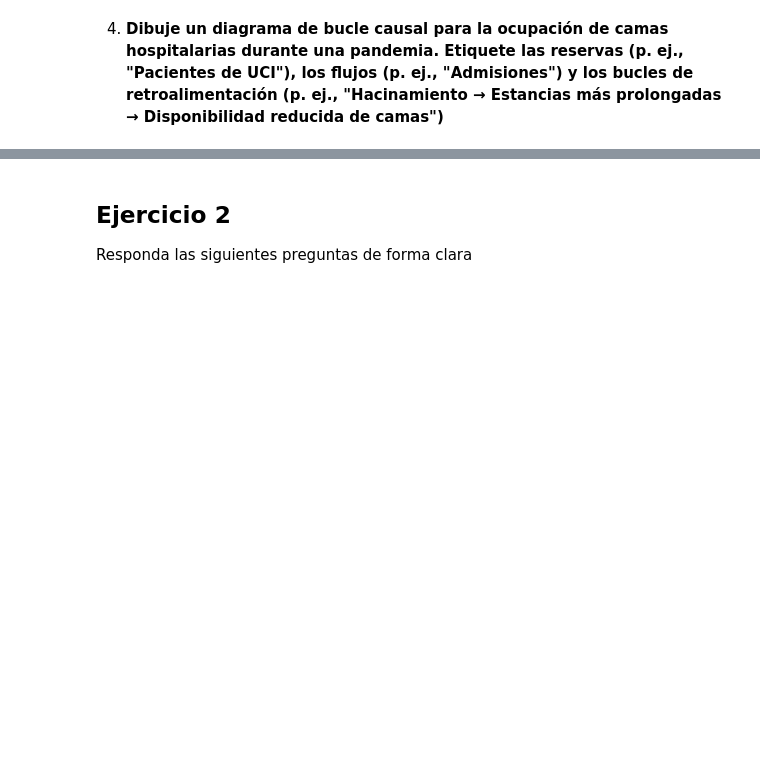
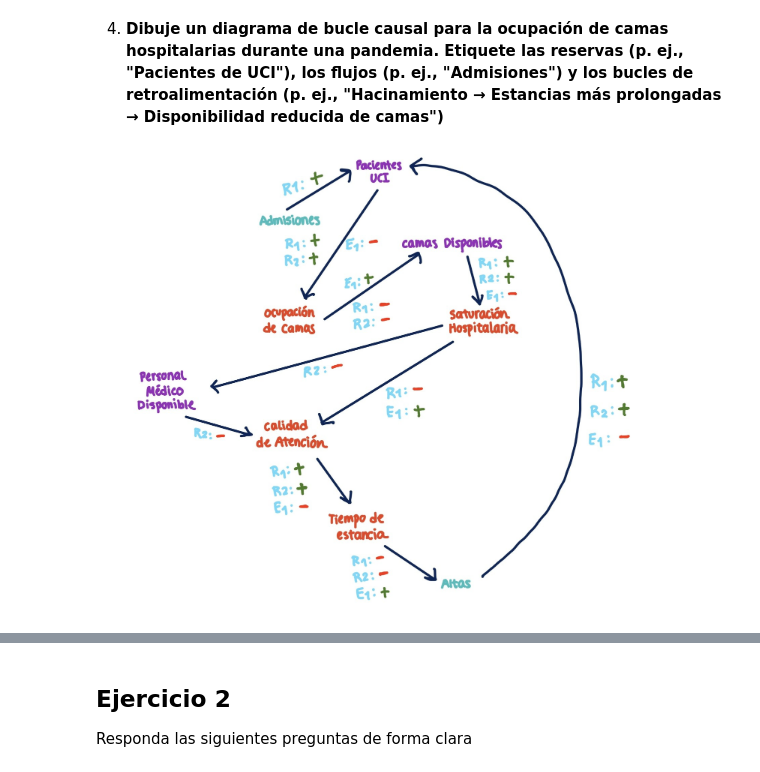
Before and after one commit to FabianKel/HDT1-ModSim, a Jupyter notebook: ejercicios.ipynb, the cells around one changed output, grey strips where cells are left out. Drawn from its saved outputs; the diff is of its cells as text; code cells hidden in the pictures; blank space fills up the shorter version.

Commit message:
plots y diagrama

```diff
--- a/ejercicios.ipynb
+++ b/ejercicios.ipynb
@@ -45,3 +45,9 @@ También permiten modelar relaciones de causa y efecto entre variables, como ocu
 En cuanto a la no linealidad, aparece cuando el cambio no es proporcional al valor de la variable. Por ejemplo, en una epidemia, al principio los contagios crecen rápido, pero luego el crecimiento se frena cuando más personas ya están contagiadas o inmunes. Esa relación no es lineal, y se puede representar con funciones como exponenciales, divisiones o condiciones que cambian según el contexto.
 # %% [markdown]
 4.	**Dibuje un diagrama de bucle causal para la ocupación de camas hospitalarias durante una pandemia. Etiquete las reservas (p. ej., "Pacientes de UCI"), los flujos (p. ej., "Admisiones") y los bucles de retroalimentación (p. ej., "Hacinamiento → Estancias más prolongadas → Disponibilidad reducida de camas")**
+# %%
+from IPython.display import Image
+
+Image(filename='diagrama.jpg', width=600, height=400)
+# %% [output]
+[figure, added]
```
Also changed, not shown: parts of 2 cells of this notebook.
